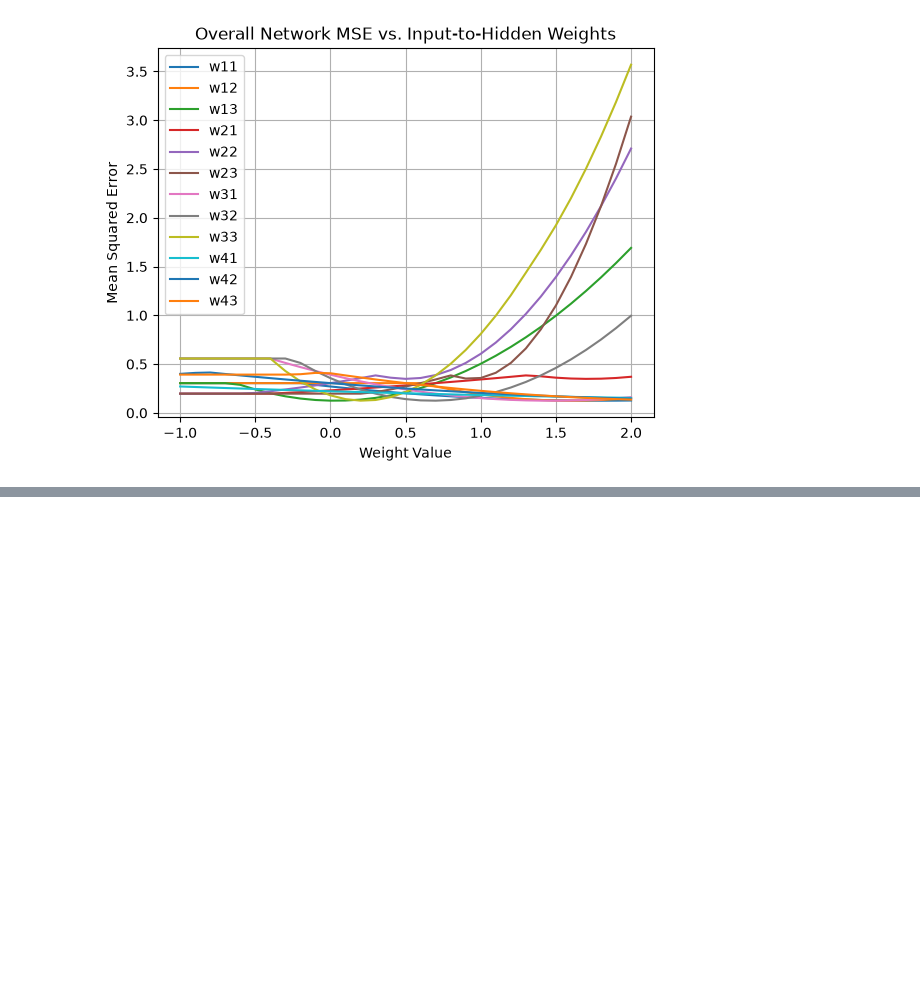
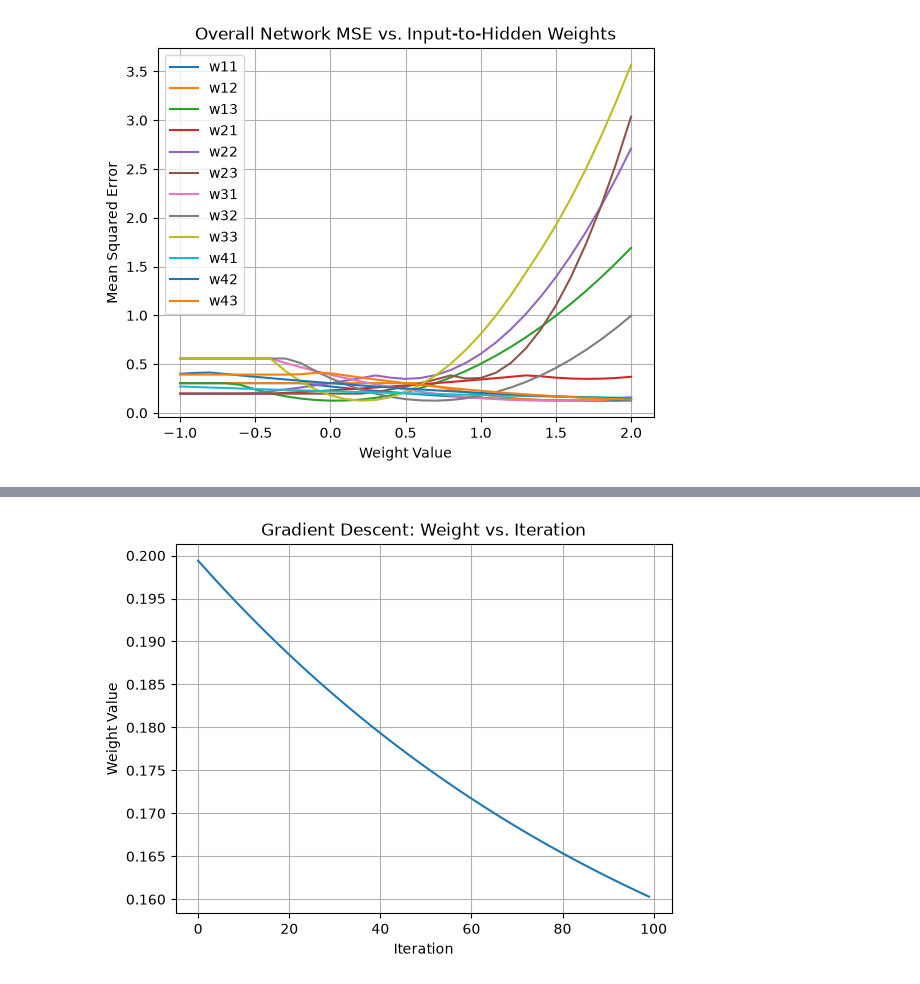
Before and after one commit to EdizArkin/yz50, a Jupyter notebook: w1_neural_network_essentials.ipynb, the cells around one changed output, grey strips where cells are left out. Saved outputs shown, nothing was run; the diff lists cells and outputs as text; code cells hidden in the pictures; blank space fills up the shorter version.

```diff
--- a/w1_neural_network_essentials.ipynb
+++ b/w1_neural_network_essentials.ipynb
@@ -303,0 +420,12 @@ plt.show()
+# %%
+plt.plot(range(iterations), weight_history)
+
+plt.xlabel("Iteration")
+plt.ylabel("Weight Value")
+plt.title("Gradient Descent: Weight vs. Iteration")
+
+plt.grid(True)
+
+plt.show()
+# %% [output]
+[figure, added]
```
Also changed, not shown: parts of 6 cells of this notebook.
